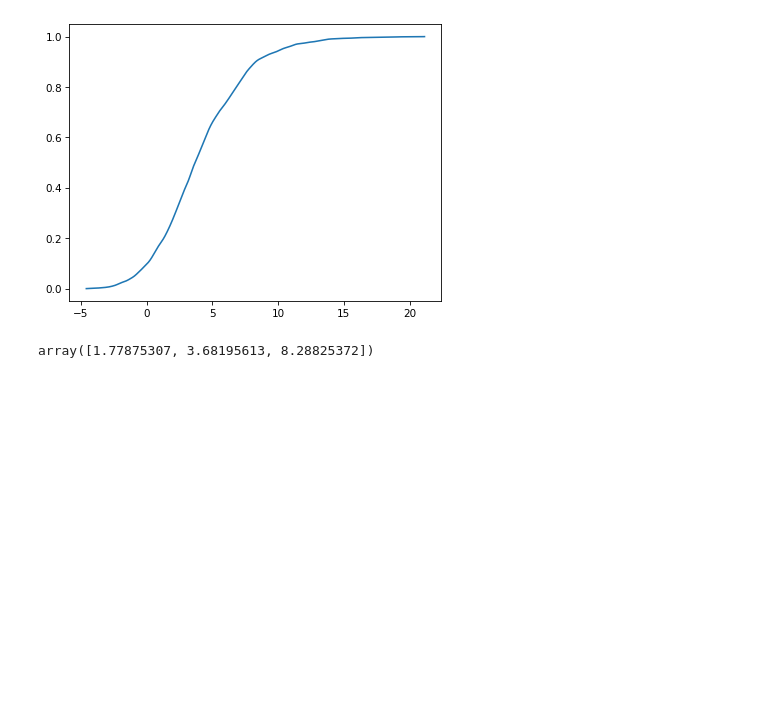
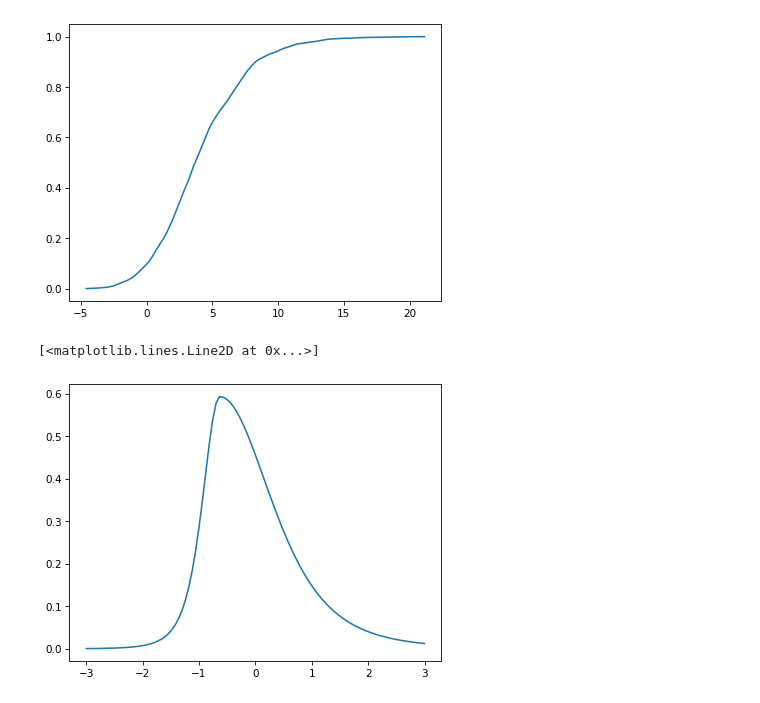
Before and after one commit to sorensenj50/Copula-Package, a Jupyter notebook: Notebook.ipynb, the cells around one changed output. Cells and saved outputs as stored; diff of their text form; code cells hidden in the pictures; blank space fills up the shorter version.

Commit message:
more changes to marginals and SkewedGeneralizedT

```diff
--- a/Notebook.ipynb
+++ b/Notebook.ipynb
@@ -194,3 +116,0 @@ plt.plot(x_range, sktcdf(x_range, 5, 0.25))
-# %%
-C = marginal.ppf(0.5)
-x =  marginal.cdf(C)
@@ -216,2 +117,2 @@ def skew_generalized_t(x, mu, sigma, lam, p, q):
 # %%
-data = np.random.normal(size = 100)
+data = np.random.normal(size = 150)
@@ -221,0 +119,4 @@ stats.gaussian_kde(data)
+# %%
+marginal = marginals.GaussianKDE()
+
+marginal.fit(data)
@@ -259,4 +173,0 @@ ppf_function = interp1d(cdf_values, x_range, bounds_error=False, fill_value=(x_r
-# %%
-ppf_function(np.array([0.25, 0.5, 0.9]))
-# %% [output]
-array([1.77875307, 3.68195613, 8.28825372])
@@ -268,0 +174,36 @@ print(f"25th percentile: {ppf_values[0]}, 50th percentile: {ppf_values[1]}, 75th
+# %%
+def skew_gen_t_pdf(x, mu, sigma, lam, p, q):
+
+    # common terms
+    beta_term1 = beta(1/p, q)
+    beta_term2 = beta(2/q, q - 1/p)
+
+    # v variable
+    v1 = np.power(q, -1/p)
+    v2 = 1 + 3 * np.power(lam, 2)
+    v3 = beta(3/p, q - 2/p) / beta_term1
+    v4 = (4 * np.power(lam, 2)) * np.power(beta_term2 / beta_term1, 2)
+    v = v1 / np.sqrt(v2 * v3 - v4)
+
+
+    # m variable
+    sigma_term = 2 * sigma * v * np.power(q, 1/p)
+    m = lam * sigma_term * beta_term2 / beta_term1
+
+
+    # the final pdf
+    x_term = x - mu + m
+    pdf1 = sigma_term * beta_term1
+    pdf2 = np.power(np.abs(x_term), p)
+    pdf3 = q * np.power(v * sigma, p) * np.power(1 + lam * np.sign(x_term), p)
+
+    fx = p / (pdf1 * np.power(1 + pdf2 / pdf3, 1/p + q))
+
+    return fx
+
+
+pdf2 = skew_gen_t_pdf(x_range, 0, 1, 0.5, 2, 2)
+plt.plot(x_range, pdf2)
+# %% [output]
+[<matplotlib.lines.Line2D at 0x...>]
+[figure, added]
```
Also changed, not shown: parts of 22 cells of this notebook, 4 other files.
